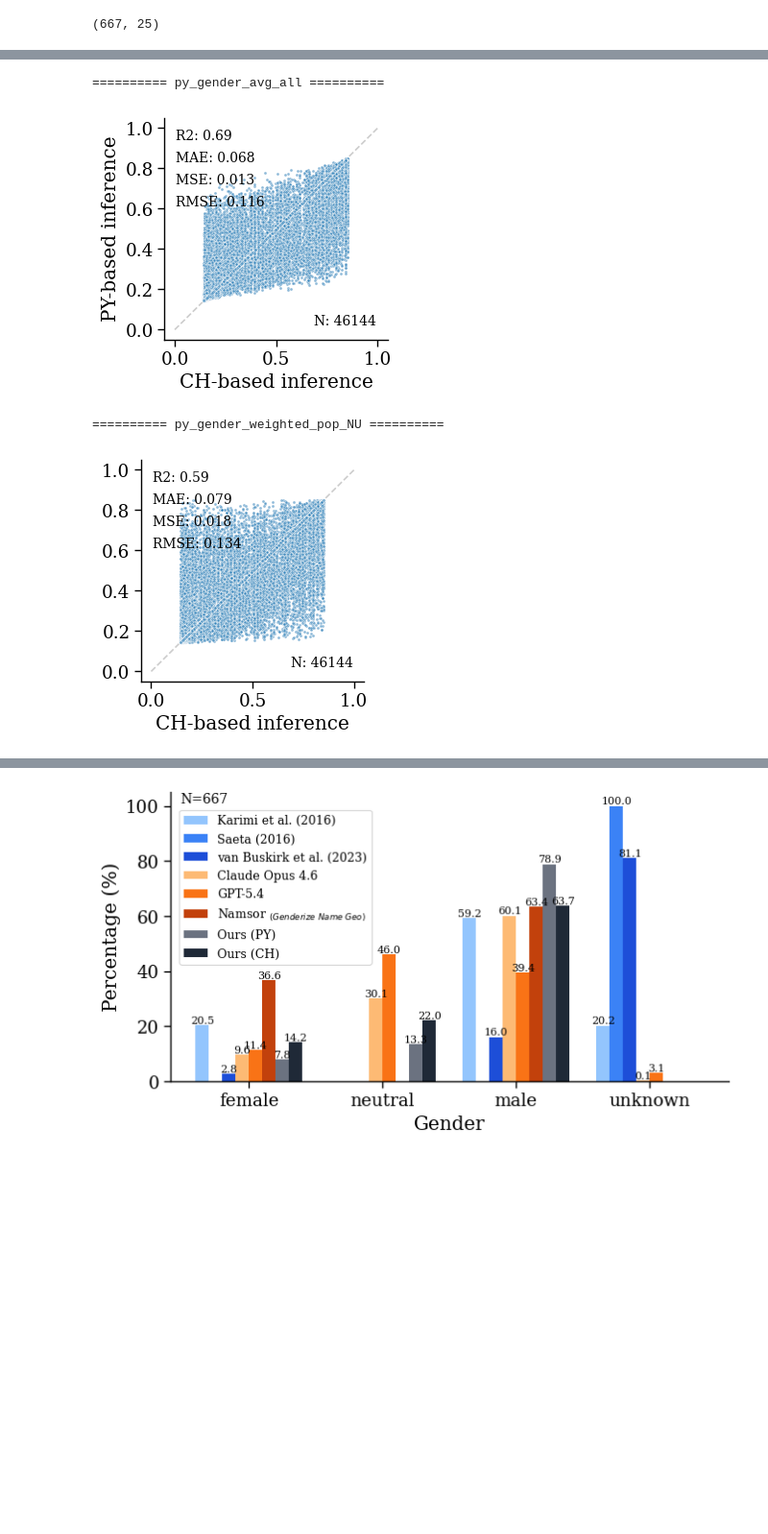
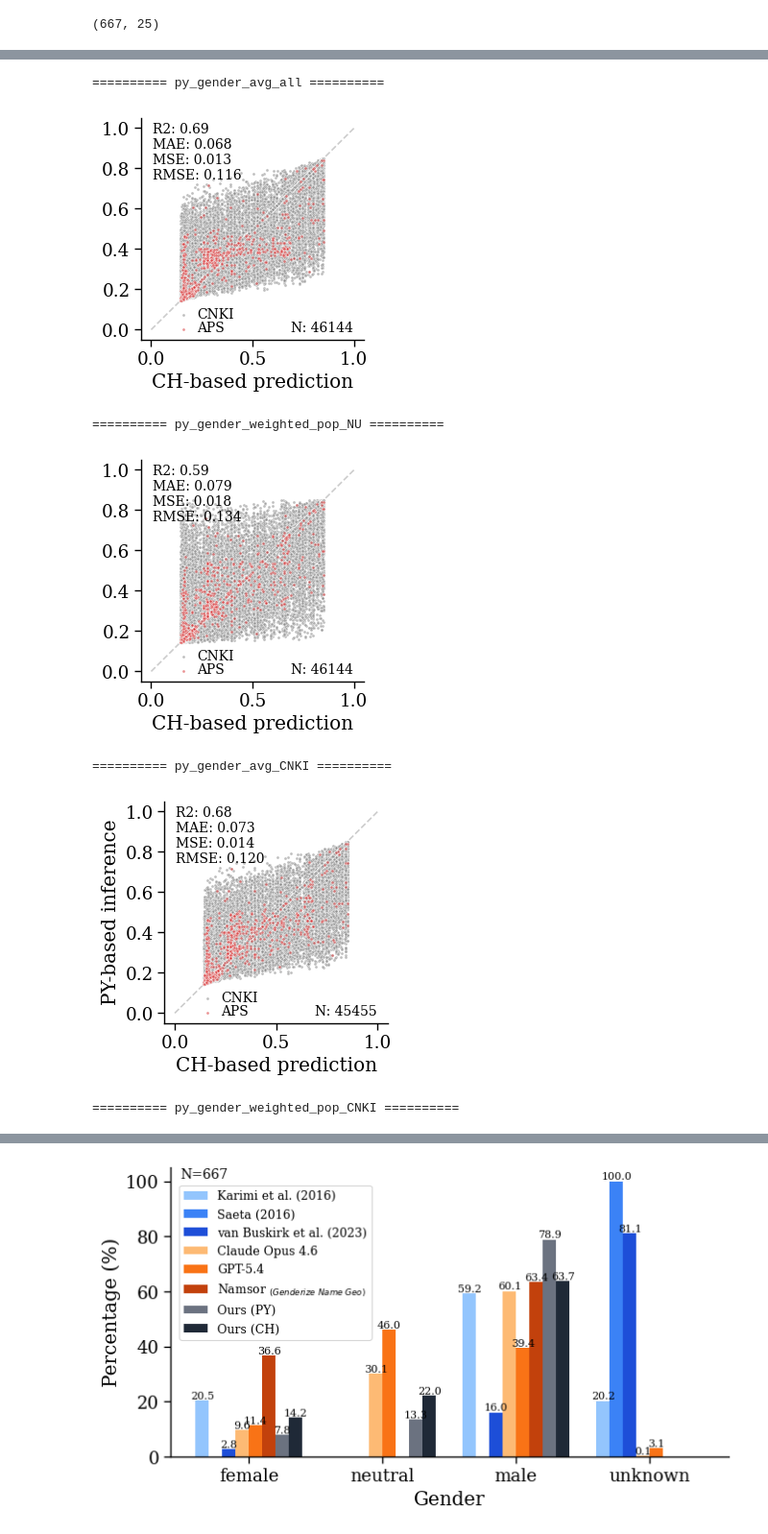
Before and after one commit to CSHVienna/chinese-names-gender, a Jupyter notebook: code/notebooks/4_predictions_py.ipynb, the cells around one changed output, grey strips where cells are left out. Shown at 96% size. Drawn from its saved outputs; the diff is of its cells as text; code cells hidden in the pictures; blank space fills up the shorter version.

Commit message:
adding aps dara in pinyin-gender-score-inference (4 agg. strategies) for reference only

```diff
--- a/code/notebooks/4_predictions_py.ipynb
+++ b/code/notebooks/4_predictions_py.ipynb
@@ -390,31 +398,37 @@ PINYIN_AGG_LABELS = {'py_gender_avg_all': 'Mean (all chars)',
 # %%
 rmse_pred_py_test = None
 
 for col, label in PINYIN_AGG_LABELS.items():
 
     print(f"========== {col} ==========")
     df = df_py.dropna(subset=[col]).drop_duplicates(subset=['py_givenname', 'ch_givenname'])
     # df = df_py_genders.reset_index().dropna(subset=[col]).drop_duplicates(subset=['py_givenname_aps', 'ch_givenname'])
     df[[col, 'ch_pred']] = df[[col, 'ch_pred']].astype(float)
+    df_py_genders[[col, 'ch_pred']] = df_py_genders[[col, 'ch_pred']].astype(float)
 
     mae_pred, mse_pred, rmse_pred, r2_pred = numeric.get_performance(df, 'ch_pred', col)
     performance_py = {'mae': mae_pred, 'mse': mse_pred, 'rmse': rmse_pred, 'r2': r2_pred}
 
     fn = ios.path_join(PLOT_DIR, f'{col}_vs_ch_gender.pdf')
-    _, _ = vis.plot_regression_performance(df, 'ch_pred', col,
+    _, ax = vis.plot_regression_performance(df, 'ch_pred', col,
                                     metrics = performance_py,
                                     figsize=(3, 3),
                                     title=None,
-                                    xlabel="CH-based inference",
-                                    ylabel="PY-based inference" if col == 'py_gender_avg_all' else None,
+                                    xlabel="CH-based prediction",
+                                    ylabel="PY-based inference" if col == 'py_gender_avg_CNKI' else None,
                                     markersize=5,
                                     markeralpha=0.5,
                                     fn=fn,
+                                    datalabel='CNKI',
+                                    additional_data = [{'x': df_py_genders['ch_pred'], 'y': df_py_genders[col], 'label': 'APS', 'color': 'tab:red'}]
                                     )
     vis.plt.show()
     vis.plt.close()
 # %% [output]
 ========== py_gender_avg_all ==========
-[figure, old version]
+[figure, new version]
 ========== py_gender_weighted_pop_NU ==========
-[figure, old version]
+[figure, new version]
+========== py_gender_avg_CNKI ==========
+[figure, added]
+========== py_gender_weighted_pop_CNKI ==========
```
Also changed, not shown: parts of 3 cells of this notebook, 5 other files.
